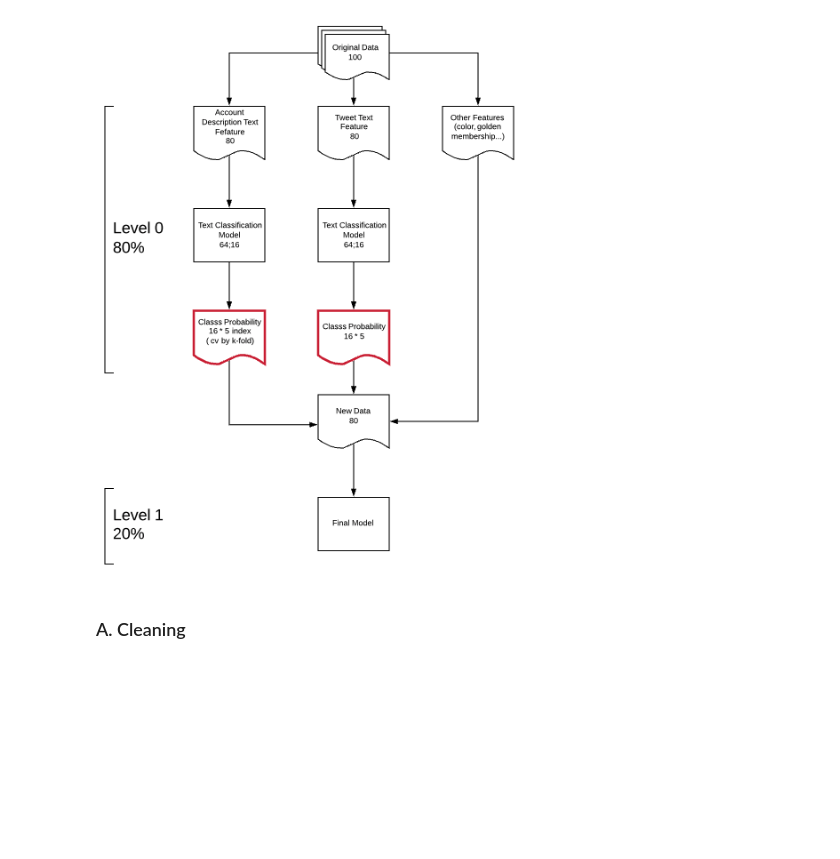
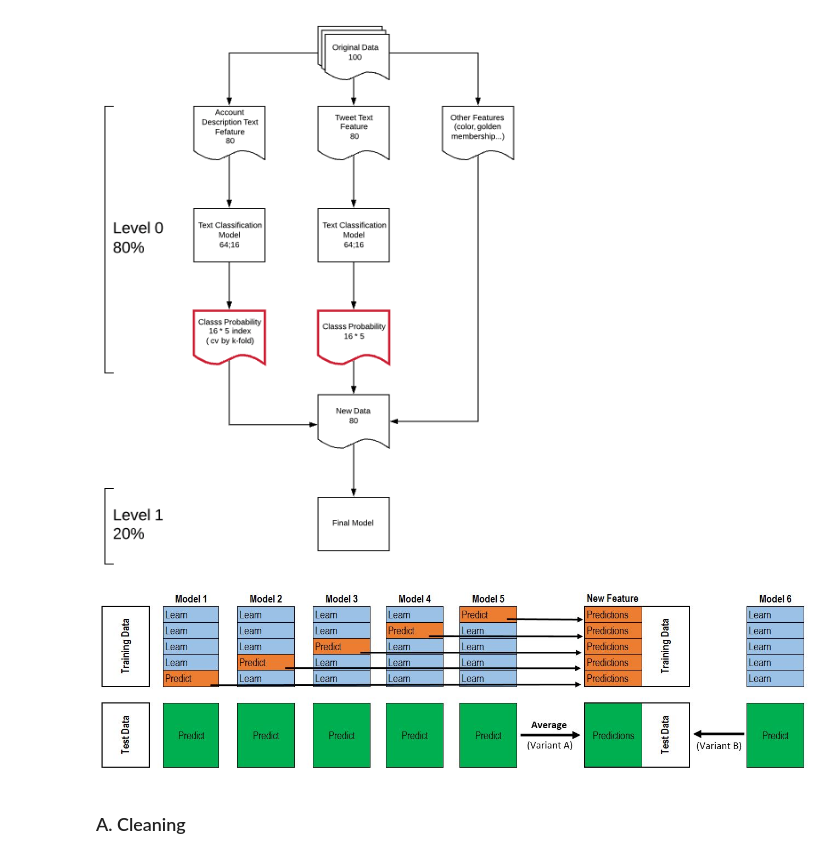
Before and after one commit to Liam-LT/NLP-TweetProfiler, a Jupyter notebook: Model1.ipynb, the cells around one changed output. Drawn from its saved outputs; the diff is of its cells as text; code cells hidden in the pictures; blank space fills up the shorter version.

```diff
--- a/Model1.ipynb
+++ b/Model1.ipynb
@@ -49,6 +49,10 @@ Index(['_unit_id', '_golden', '_unit_state', '_trusted_judgments',
 Image.open('screenshot3.png')
 # %% [output]
 [figure]
+# %%
+Image.open('screenshot4.png')
+# %% [output]
+[figure, added]
 # %% [markdown]
 ### A. Cleaning
 # %% [markdown]
```
Also changed, not shown: parts of 33 cells of this notebook.
